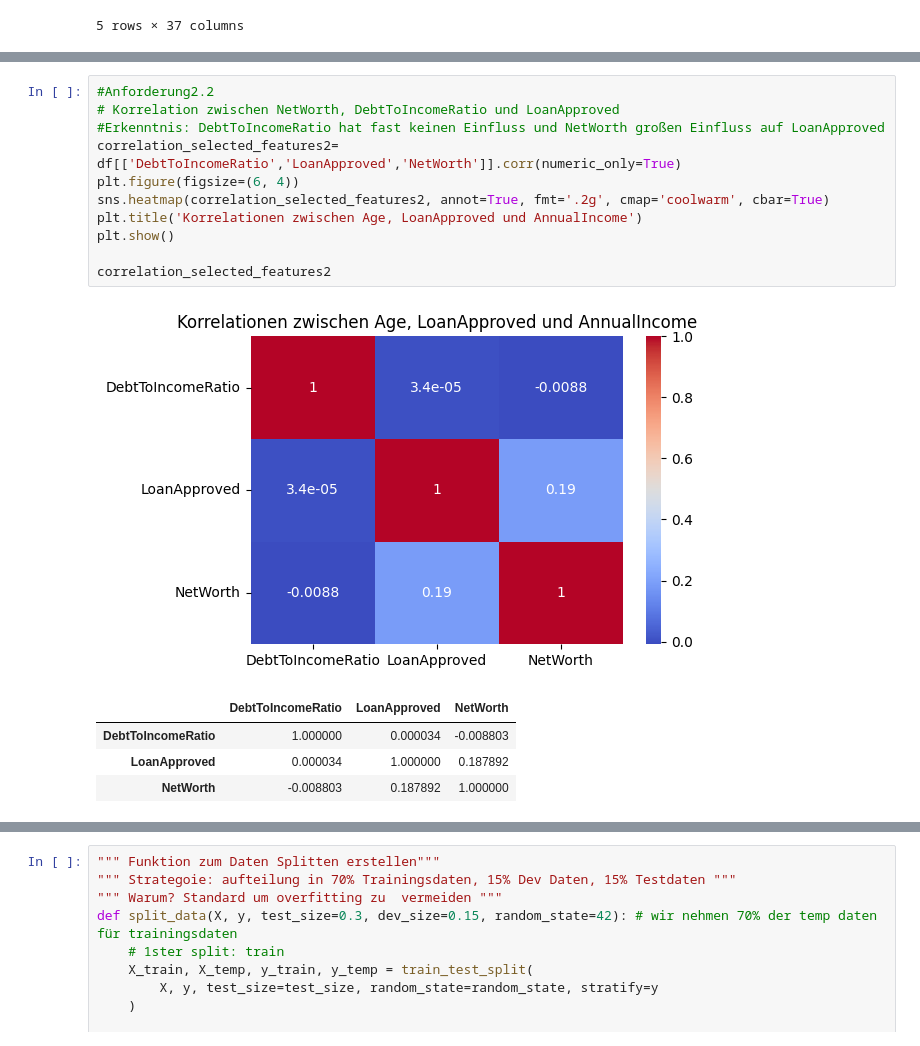
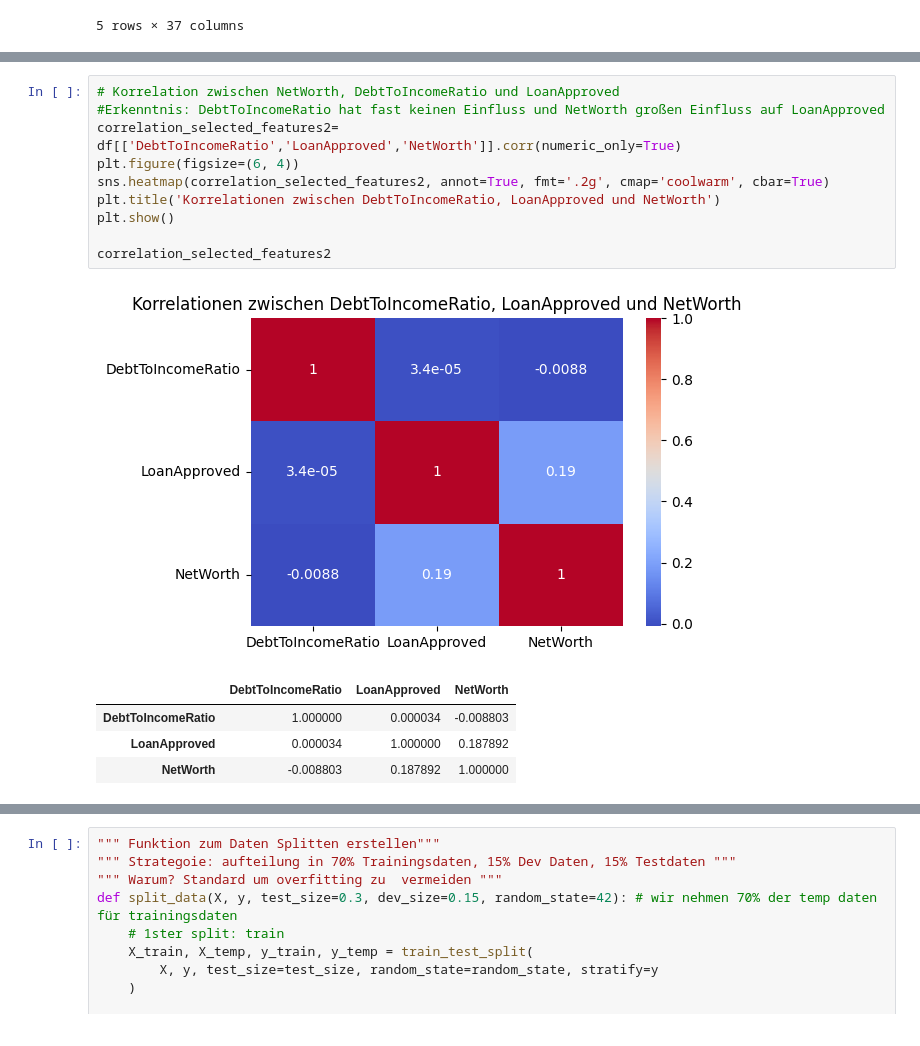
Before and after one commit to jovicdev97/financial-data-analytics, a Jupyter notebook: test.ipynb, the cells around one changed output, grey strips where cells are left out. Cells and saved outputs as stored; diff of their text form.

```diff
--- a/test.ipynb
+++ b/test.ipynb
@@ -457,16 +537,15 @@ correlation_selected_features
 # %%
-#Anforderung2.2
 # Korrelation zwischen NetWorth, DebtToIncomeRatio und LoanApproved
 #Erkenntnis: DebtToIncomeRatio hat fast keinen Einfluss und NetWorth großen Einfluss auf LoanApproved
 correlation_selected_features2= df[['DebtToIncomeRatio','LoanApproved','NetWorth']].corr(numeric_only=True)
 plt.figure(figsize=(6, 4))
 sns.heatmap(correlation_selected_features2, annot=True, fmt='.2g', cmap='coolwarm', cbar=True)
-plt.title('Korrelationen zwischen Age, LoanApproved und AnnualIncome')
+plt.title('Korrelationen zwischen DebtToIncomeRatio, LoanApproved und NetWorth')
 plt.show()
 
 correlation_selected_features2
 # %% [output]
-[figure, old version]
+[figure, new version]
 |  | DebtToIncomeRatio | LoanApproved | NetWorth |
 | DebtToIncomeRatio | 1.000000 | 0.000034 | -0.008803 |
 | LoanApproved | 0.000034 | 1.000000 | 0.187892 |
```
Also changed, not shown: parts of 89 cells of this notebook.
